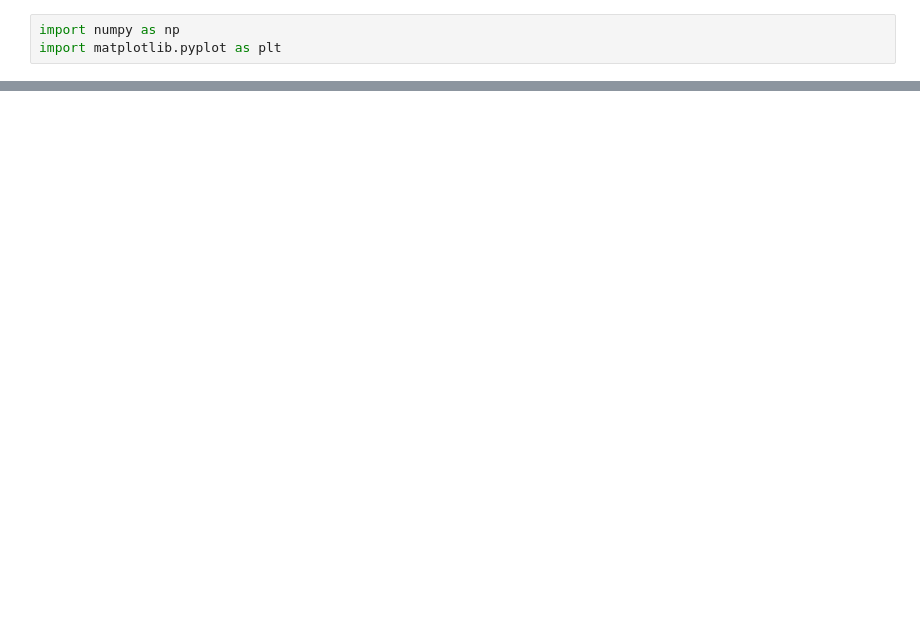
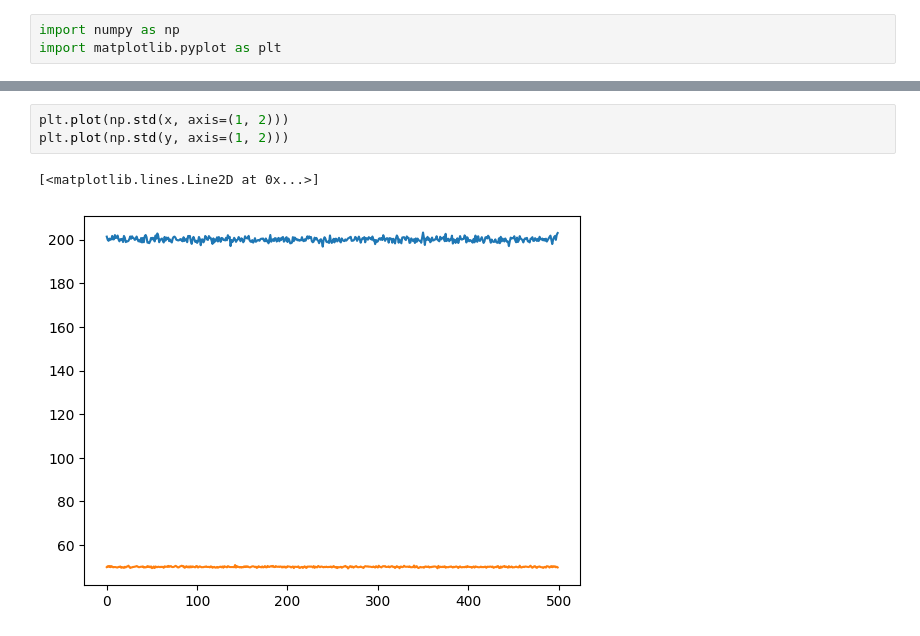
Before and after one commit to DuguidLab/mesoscopy, a Jupyter notebook: exploratory/test_data.ipynb, the cells around one changed output, grey strips where cells are left out. Cells and saved outputs as stored; diff of their text form; blank space fills up the shorter version.

```diff
--- a/exploratory/test_data.ipynb
+++ b/exploratory/test_data.ipynb
@@ -35,0 +31,6 @@ plt.plot(np.mean(y, axis=(1, 2)))
+# %%
+plt.plot(np.std(x, axis=(1, 2)))
+plt.plot(np.std(y, axis=(1, 2)))
+# %% [output]
+[<matplotlib.lines.Line2D at 0x...>]
+[figure, added]
```
Also changed, not shown: parts of 20 cells of this notebook.
